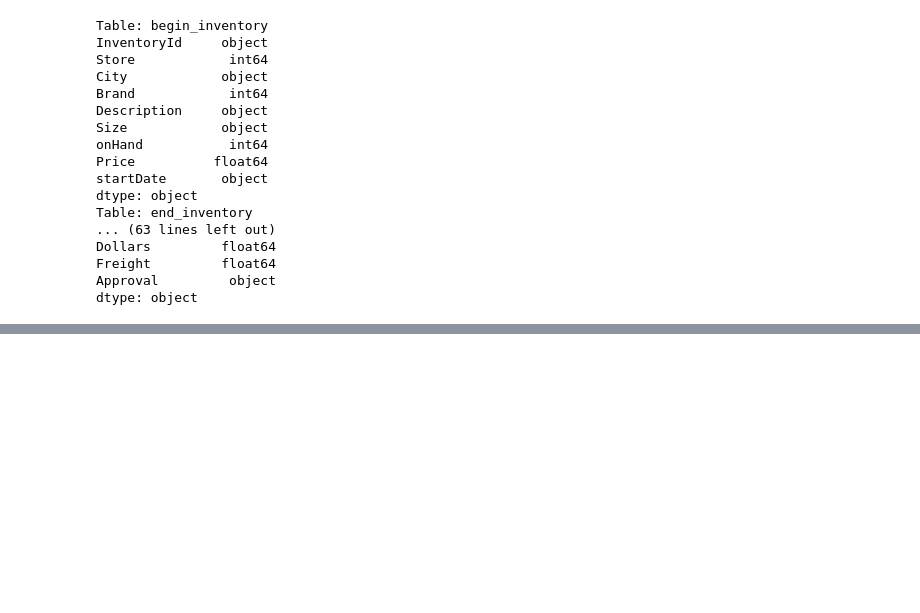
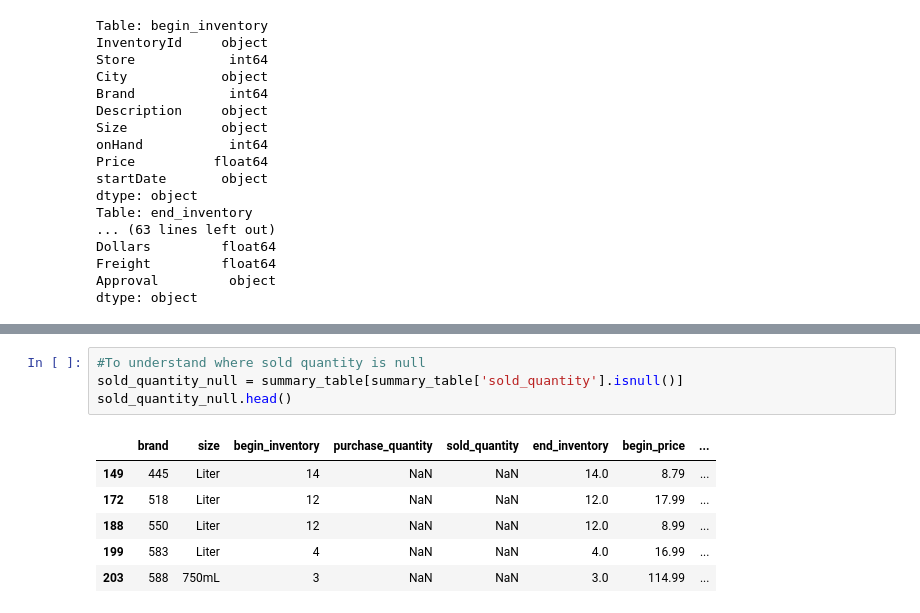
Before and after one commit to HarshG5/vendor-performance-python-sql-powerbi, a Jupyter notebook: EDA_Vendor Data.ipynb, the cells around one changed output, grey strips where cells are left out. Drawn from its saved outputs; the diff is of its cells as text; blank space fills up the shorter version.

```diff
--- a/EDA_Vendor Data.ipynb
+++ b/EDA_Vendor Data.ipynb
@@ -143,0 +194,11 @@ table ['']
+# %%
+#To understand where sold quantity is null
+sold_quantity_null = summary_table[summary_table['sold_quantity'].isnull()]
+sold_quantity_null.head()
+# %% [output]
+|  | brand | size | begin_inventory | purchase_quantity | sold_quantity | end_inventory | begin_price | ... |
+| 149 | 445 | Liter | 14 | NaN | NaN | 14.0 | 8.79 | ... |
+| 172 | 518 | Liter | 12 | NaN | NaN | 12.0 | 17.99 | ... |
+| 188 | 550 | Liter | 12 | NaN | NaN | 12.0 | 8.99 | ... |
+| 199 | 583 | Liter | 4 | NaN | NaN | 4.0 | 16.99 | ... |
+| 203 | 588 | 750mL | 3 | NaN | NaN | 3.0 | 114.99 | ... |
```
Also changed, not shown: parts of 16 cells of this notebook.
